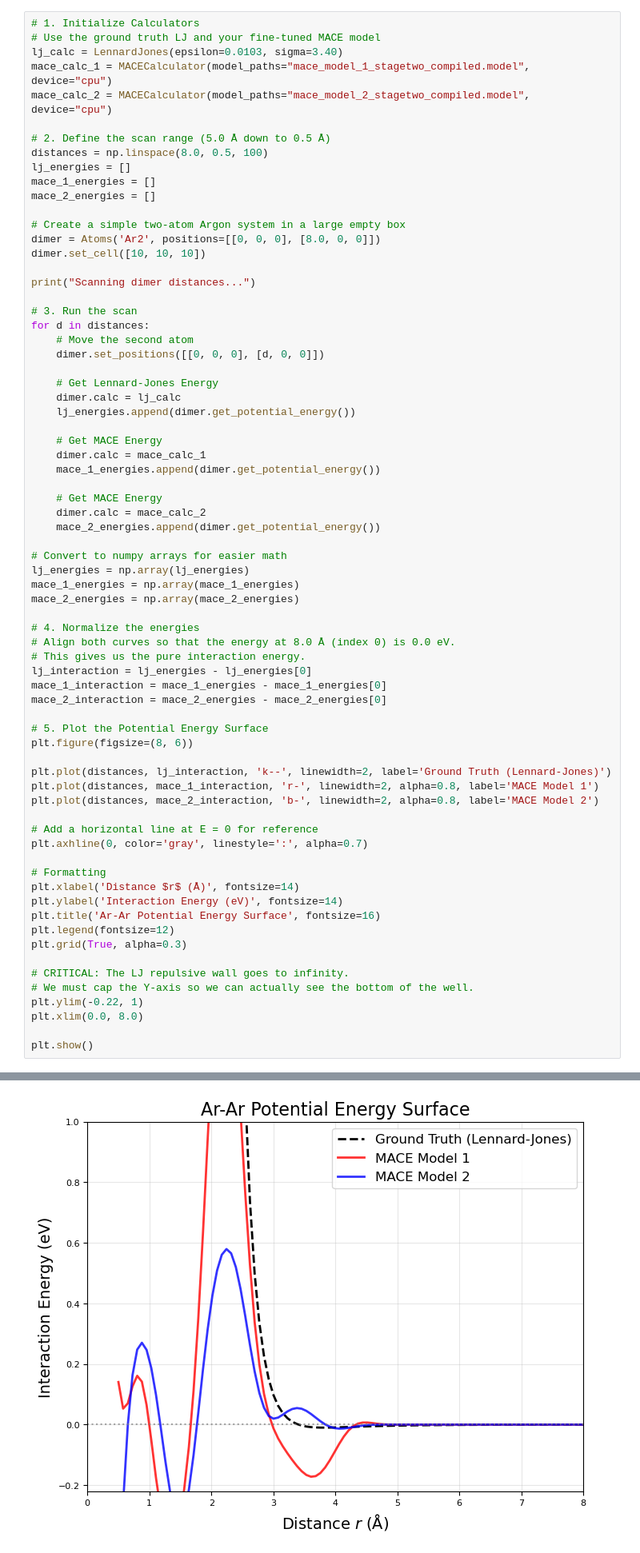
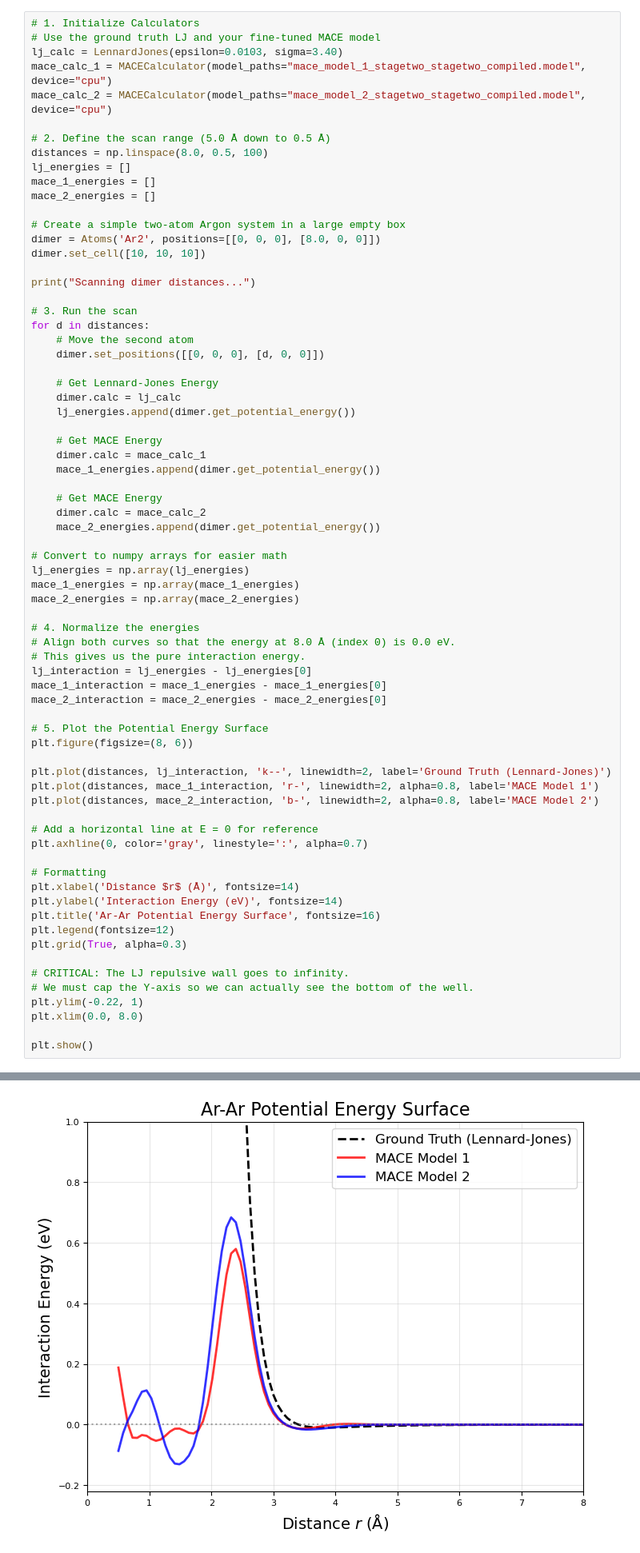
Before and after one commit to lcdumort/tutorial_active_learning_mace, a Jupyter notebook: tutorial.ipynb, the cells around one changed output, grey strips where cells are left out. Shown at 80% size. Drawn from its saved outputs; the diff is of its cells as text.

```diff
--- a/tutorial.ipynb
+++ b/tutorial.ipynb
@@ -586,8 +537,8 @@ for temp in temperatures:
 # 1. Initialize Calculators
 # Use the ground truth LJ and your fine-tuned MACE model
 lj_calc = LennardJones(epsilon=0.0103, sigma=3.40)
-mace_calc_1 = MACECalculator(model_paths="mace_model_1_stagetwo_compiled.model", device="cpu")
-mace_calc_2 = MACECalculator(model_paths="mace_model_2_stagetwo_compiled.model", device="cpu")
+mace_calc_1 = MACECalculator(model_paths="mace_model_1_stagetwo_stagetwo_compiled.model", device="cpu")
+mace_calc_2 = MACECalculator(model_paths="mace_model_2_stagetwo_stagetwo_compiled.model", device="cpu")
 
 # 2. Define the scan range (5.0 Å down to 0.5 Å)
 distances = np.linspace(8.0, 0.5, 100)
@@ -630,31 +581,31 @@ lj_interaction = lj_energies - lj_energies[0]
 mace_1_interaction = mace_1_energies - mace_1_energies[0]
 mace_2_interaction = mace_2_energies - mace_2_energies[0]
 
 # 5. Plot the Potential Energy Surface
 plt.figure(figsize=(8, 6))
 
 plt.plot(distances, lj_interaction, 'k--', linewidth=2, label='Ground Truth (Lennard-Jones)')
 plt.plot(distances, mace_1_interaction, 'r-', linewidth=2, alpha=0.8, label='MACE Model 1')
 plt.plot(distances, mace_2_interaction, 'b-', linewidth=2, alpha=0.8, label='MACE Model 2')
 
 # Add a horizontal line at E = 0 for reference
 plt.axhline(0, color='gray', linestyle=':', alpha=0.7)
 
 # Formatting
 plt.xlabel('Distance $r$ (Å)', fontsize=14)
 plt.ylabel('Interaction Energy (eV)', fontsize=14)
 plt.title('Ar-Ar Potential Energy Surface', fontsize=16)
 plt.legend(fontsize=12)
 plt.grid(True, alpha=0.3)
 
 # CRITICAL: The LJ repulsive wall goes to infinity.
 # We must cap the Y-axis so we can actually see the bottom of the well.
 plt.ylim(-0.22, 1)
 plt.xlim(0.0, 8.0)
 
 plt.show()
 # %% [output]
 WARNING:root:No dtype selected, switching to float64 to match model dtype.
 WARNING:root:No dtype selected, switching to float64 to match model dtype.
 Scanning dimer distances...
-[figure, old version]
+[figure, new version]
```
Also changed, not shown: parts of 20 cells of this notebook, 34 other files.
